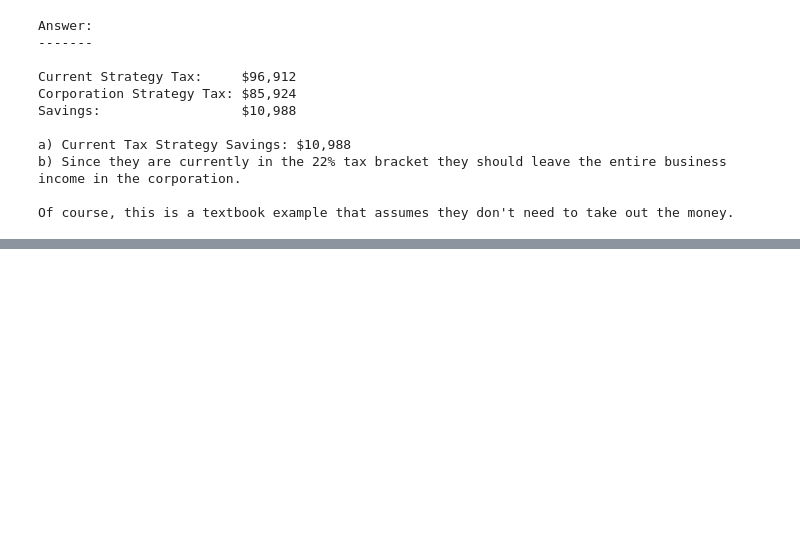
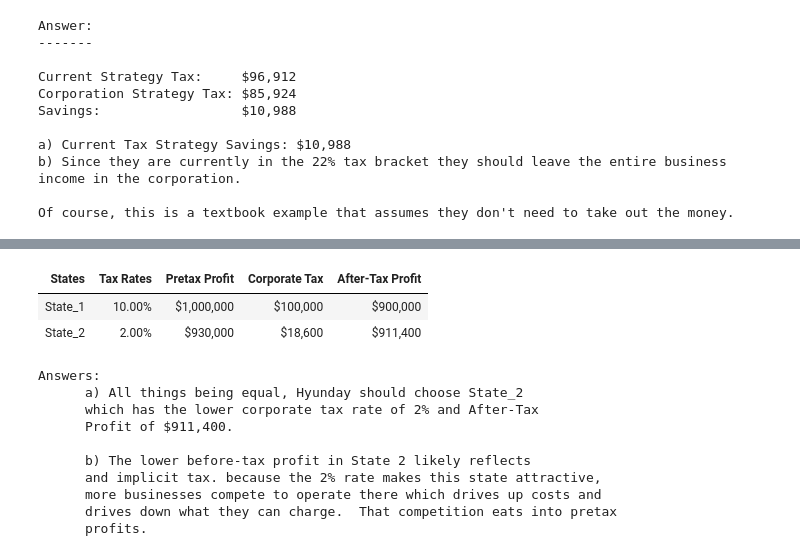
Before and after one commit to ekmartinez/Federal_Taxation, a Jupyter notebook: 02_Tax_Planning_Strategies/02_Tax_Planning_Strategies_Exercises.ipynb, the cells around one changed output, grey strips where cells are left out. Cells and saved outputs as stored; diff of their text form; code cells hidden in the pictures; blank space fills up the shorter version.

```diff
--- a/02_Tax_Planning_Strategies/02_Tax_Planning_Strategies_Exercises.ipynb
+++ b/02_Tax_Planning_Strategies/02_Tax_Planning_Strategies_Exercises.ipynb
@@ -652,0 +660,48 @@ Of course, this is a textbook example that assumes they don't need to take out t
+# %%
+data = {
+    "States": ["State_1", "State_2"],
+    "Tax Rates": [.10, .02],
+    "Pretax Profit": [1000000, 930000],
+    "Corporate Tax": [],
+    "After-Tax Profit": []
+}
+
+for k, v in enumerate(data["Tax Rates"]):
+    data["Corporate Tax"].append(data["Pretax Profit"][k] * v)
+    data["After-Tax Profit"].append(data["Pretax Profit"][k] - data["Corporate Tax"][k])
+df = pd.DataFrame(data)
+
+# Format Dataframe Styles
+df["Tax Rates"] = df["Tax Rates"].apply(lambda x: x * 100 if isinstance(x, (int, float)) else x)
+df["Tax Rates"] = df["Tax Rates"].apply(lambda x: f"{x:.2f}%" if isinstance(x, (int, float)) else x)
+df["Pretax Profit"] = df["Pretax Profit"].map("${:,.0f}".format)
+df["Corporate Tax"] = df["Corporate Tax"].map("${:,.0f}".format)
+df["After-Tax Profit"] = df["After-Tax Profit"].map("${:,.0f}".format)
+
+display(HTML(df.to_html(index=False)))
+print(f"""
+Answers:
+      a) All things being equal, Hyunday should choose State_2
+      which has the lower corporate tax rate of {data["Tax Rates"][1]*100:.0f}% and After-Tax
+      Profit of ${data["After-Tax Profit"][1]:,.0f}.
+
+      b) The lower before-tax profit in State 2 likely reflects
+      and implicit tax. because the 2% rate makes this state attractive,
+      more businesses compete to operate there which drives up costs and
+      drives down what they can charge.  That competition eats into pretax
+      profits.
+""")
+# %% [output]
+| States | Tax Rates | Pretax Profit | Corporate Tax | After-Tax Profit |
+| State_1 | 10.00% | $1,000,000 | $100,000 | $900,000 |
+| State_2 | 2.00% | $930,000 | $18,600 | $911,400 |
+Answers:
+      a) All things being equal, Hyunday should choose State_2
+      which has the lower corporate tax rate of 2% and After-Tax
+      Profit of $911,400.
+
+      b) The lower before-tax profit in State 2 likely reflects
+      and implicit tax. because the 2% rate makes this state attractive,
+      more businesses compete to operate there which drives up costs and
+      drives down what they can charge.  That competition eats into pretax
+      profits.
```
Also changed, not shown: parts of 8 cells of this notebook.
